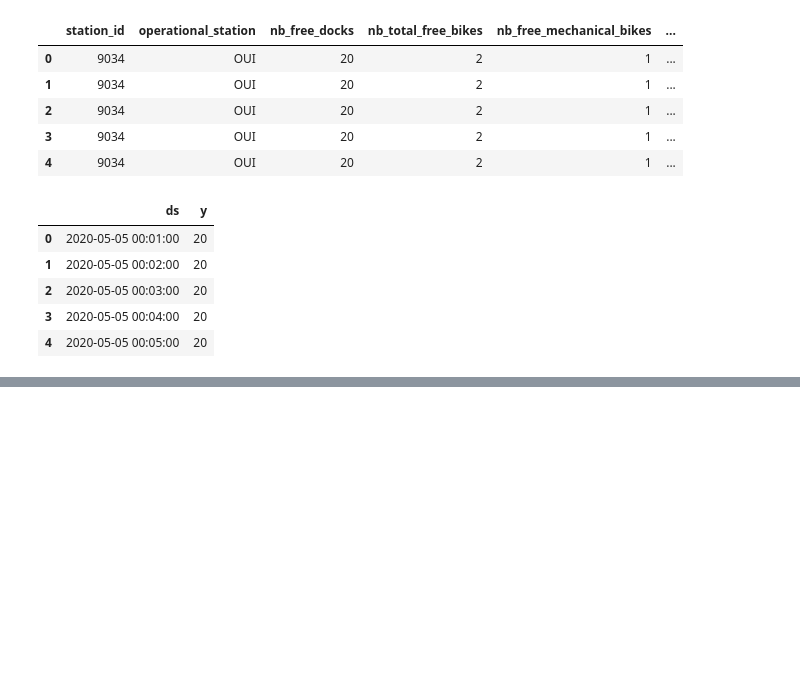
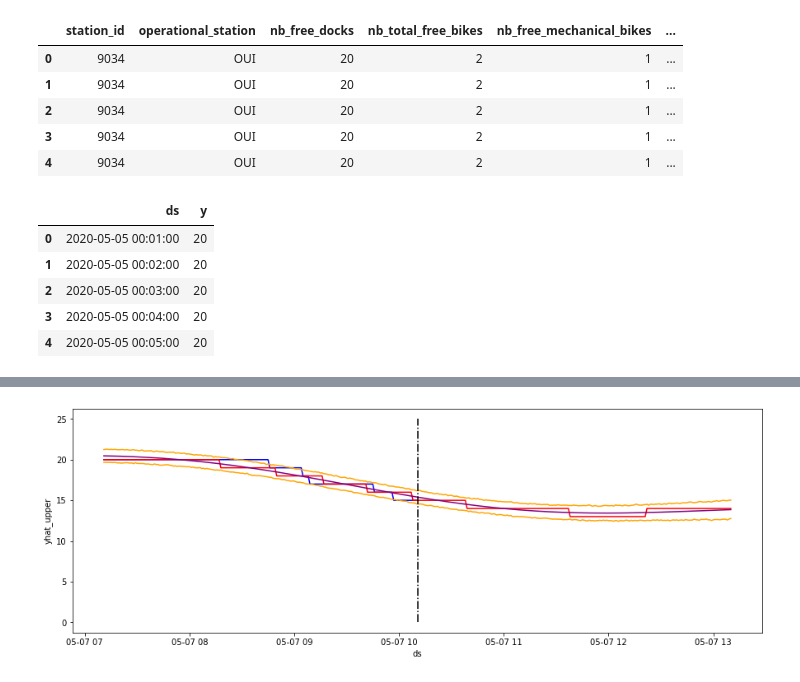
Before and after one commit to alexisgcomte/velib-prediction-v2, a Jupyter notebook: 2. Base Model Research/1. Facebook Prophet test.ipynb, the cells around one changed output, grey strips where cells are left out. Saved outputs shown, nothing was run; the diff lists cells and outputs as text; code cells hidden in the pictures; blank space fills up the shorter version.

```diff
--- a/2. Base Model Research/1. Facebook Prophet test.ipynb
+++ b/2. Base Model Research/1. Facebook Prophet test.ipynb
@@ -143,0 +164,14 @@ plt.show()
+# %%
+fig, axis = plt.subplots(figsize=(15,5))
+sns.lineplot(x="ds", y="y",data=forecast_full[-180*2:], color="blue")
+sns.lineplot(x="ds", y="yhat_round",data=forecast_full[-180*2:], color="red")
+sns.lineplot(x="ds", y="yhat",data=forecast_full[-180*2:], color="purple")
+sns.lineplot(x="ds", y="yhat_lower",data=forecast_full[-180*2:], color="orange")
+sns.lineplot(x="ds", y="yhat_upper",data=forecast_full[-180*2:], color="orange")
+
+x1, y1 = [forecast_full.ds.iloc[df.shape[0]], forecast_full.ds.iloc[df.shape[0]]], [0, 25]
+ax = plt.plot(x1, y1, linestyle="dashdot", color="black")
+
+plt.show()
+# %% [output]
+[figure, added]
```
Also changed, not shown: parts of 7 cells of this notebook, 2 other files.
